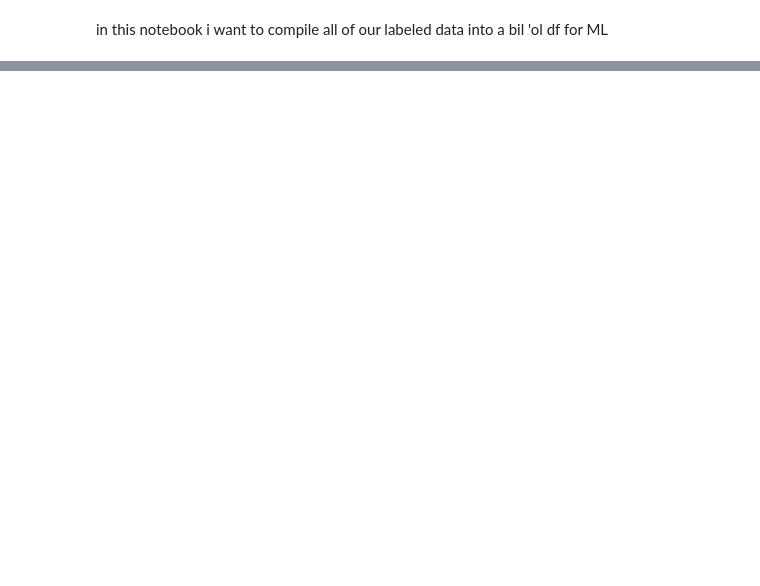
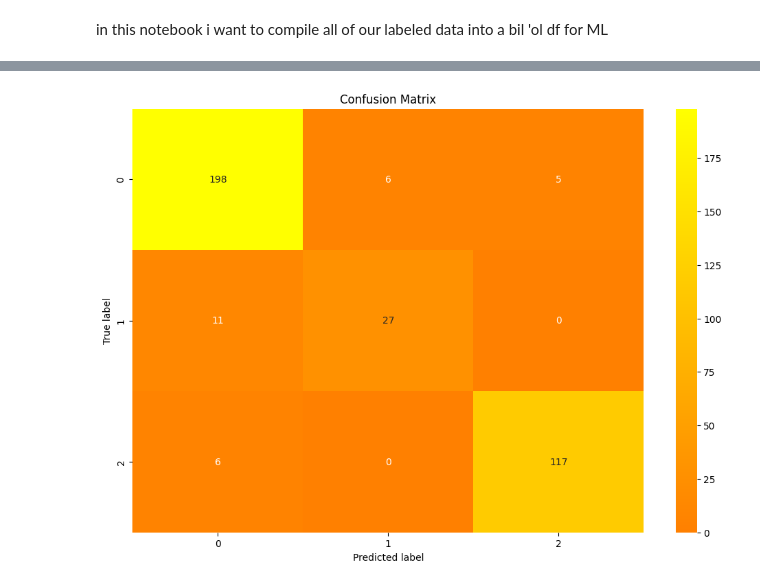
Before and after one commit to twolf190/Valkyrie, a Jupyter notebook: ML/compile_labled_data.ipynb, the cells around one changed output, grey strips where cells are left out. Drawn from its saved outputs; the diff is of its cells as text; code cells hidden in the pictures; blank space fills up the shorter version.

```diff
--- a/ML/compile_labled_data.ipynb
+++ b/ML/compile_labled_data.ipynb
@@ -98,0 +127,3 @@ df['Quick_Stop'] = 0
+# %%
+
+df.drop(df[df['maneuver']==0].index, inplace=True)
@@ -98,0 +220,9 @@ df['Quick_Stop'] = 0
+# %%
+#Decision tree
+
+X_train, X_test, y_train, y_test = train_test_split(X, y, test_size=0.3, random_state=1121218)
+
+from sklearn.tree import DecisionTreeClassifier
+model = DecisionTreeClassifier()
+model.fit(X_train, y_train)
+y_pred = model.predict(X_test)
@@ -98,0 +237,15 @@ df['Quick_Stop'] = 0
+# %%
+from sklearn.linear_model import LogisticRegression
+from sklearn.metrics import accuracy_score, confusion_matrix
+
+logreg = LogisticRegression(random_state=42)
+logreg.fit(X_train, y_train)
+
+y_predict_train_logreg = logreg.predict(X_train)
+y_predict_test_logreg = logreg.predict(X_test)
+
+train_accuracy_score_logreg = accuracy_score(y_train, y_predict_train_logreg)
+test_accuracy_score_logreg = accuracy_score(y_test, y_predict_test_logreg)
+
+print(train_accuracy_score_logreg)
+print(test_accuracy_score_logreg)
@@ -98,0 +262,13 @@ df['Quick_Stop'] = 0
+# %%
+def draw_confusion_matrix(cm):
+    plt.figure(figsize=(12,8))
+    sns.heatmap(cm,annot=True,fmt="d", center=0, cmap='autumn')
+    plt.title("Confusion Matrix")
+    plt.ylabel('True label')
+    plt.xlabel('Predicted label')
+    plt.show()
+# %%
+cm_logreg = confusion_matrix(y_test,y_predict_test_logreg)
+draw_confusion_matrix(cm_logreg)
+# %% [output]
+[figure, added]
```
Also changed, not shown: parts of 17 cells of this notebook.
